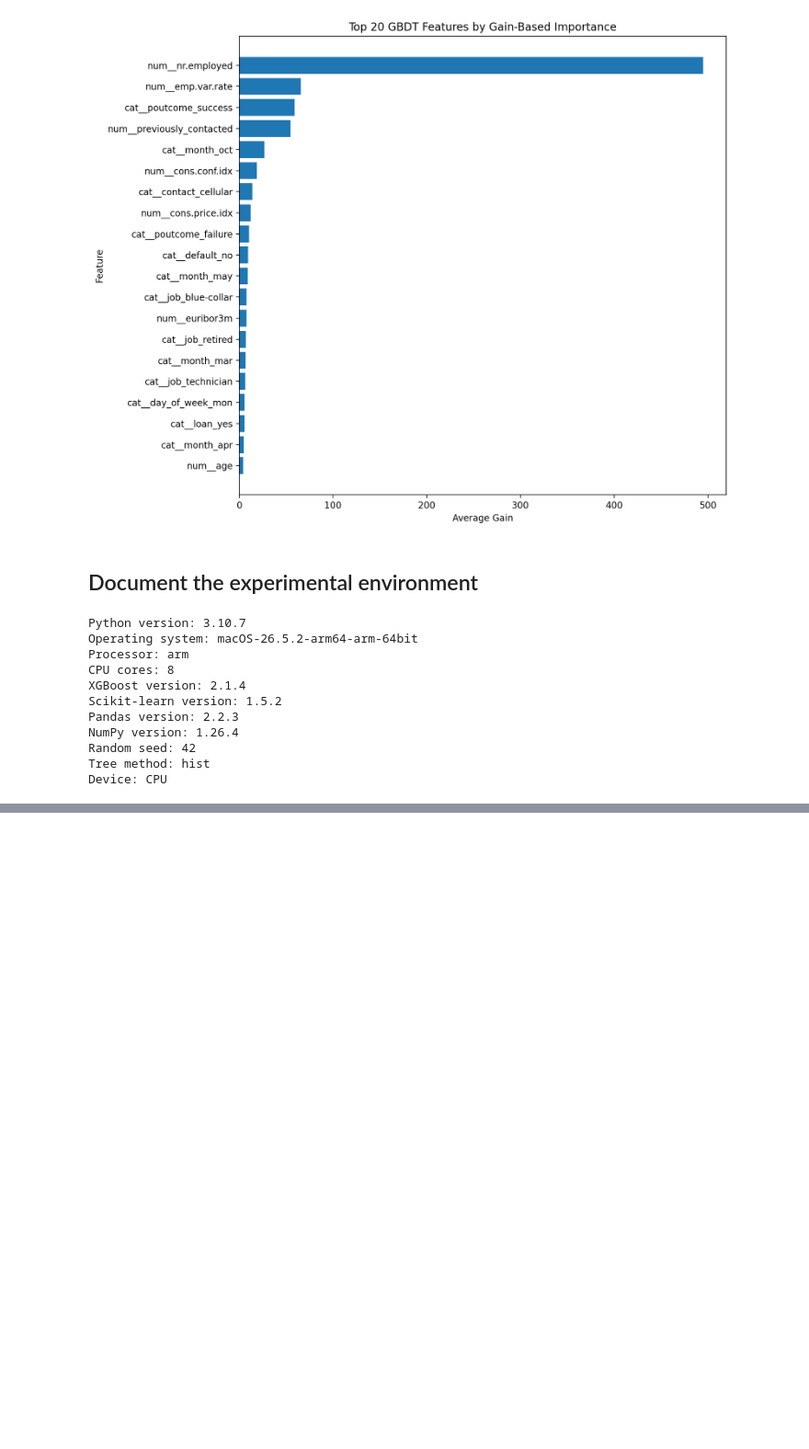
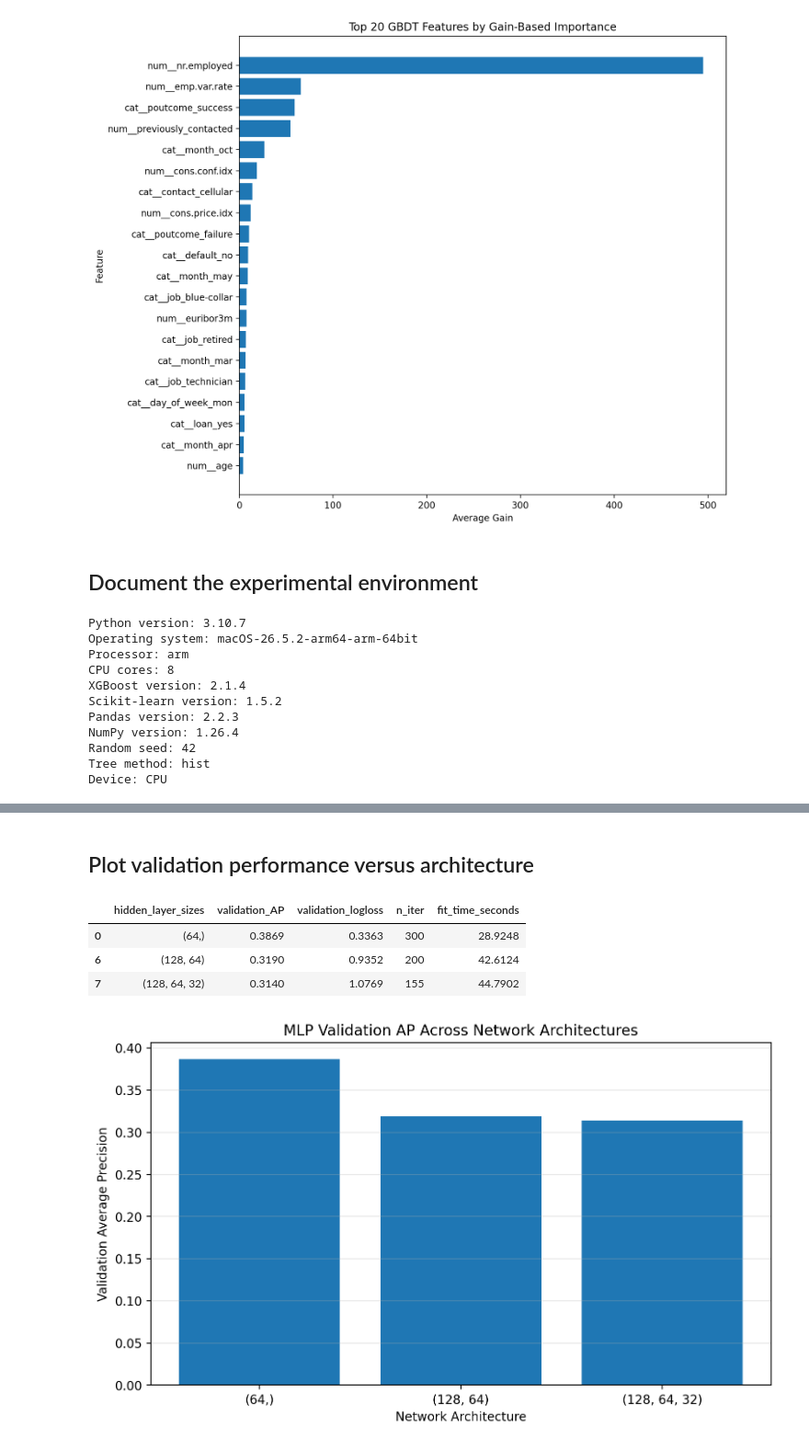
Before and after one commit to CharlotteZZh/AppliedML_hw2, a Jupyter notebook: AppliedML_hw2.ipynb, the cells around one changed output, grey strips where cells are left out. Shown at 92% size. Saved outputs shown, nothing was run; the diff lists cells and outputs as text; code cells hidden in the pictures; blank space fills up the shorter version.

```diff
--- a/AppliedML_hw2.ipynb
+++ b/AppliedML_hw2.ipynb
@@ -587,0 +853,38 @@ Device: CPU
+# %% [markdown]
+## Plot validation performance versus architecture
+# %%
+architecture_results = mlp_results_df[
+    mlp_results_df["experiment"].str.startswith("architecture_")
+].copy()
+
+architecture_results = architecture_results.sort_values(
+    by="validation_AP",
+    ascending=False
+)
+
+display(
+    architecture_results[
+        ["hidden_layer_sizes", "validation_AP", "validation_logloss",
+         "n_iter", "fit_time_seconds"]
+    ].round(4)
+)
+# %% [output]
+|  | hidden_layer_sizes | validation_AP | validation_logloss | n_iter | fit_time_seconds |
+| 0 | (64,) | 0.3869 | 0.3363 | 300 | 28.9248 |
+| 6 | (128, 64) | 0.3190 | 0.9352 | 200 | 42.6124 |
+| 7 | (128, 64, 32) | 0.3140 | 1.0769 | 155 | 44.7902 |
+# %%
+plt.figure(figsize=(9, 5))
+
+plt.bar(
+    architecture_results["hidden_layer_sizes"].astype(str),
+    architecture_results["validation_AP"]
+)
+
+plt.xlabel("Network Architecture")
+plt.ylabel("Validation Average Precision")
+plt.title("MLP Validation AP Across Network Architectures")
+plt.grid(axis="y", alpha=0.3)
+plt.show()
+# %% [output]
+[figure, added]
```
Also changed, not shown: parts of 27 cells of this notebook.
